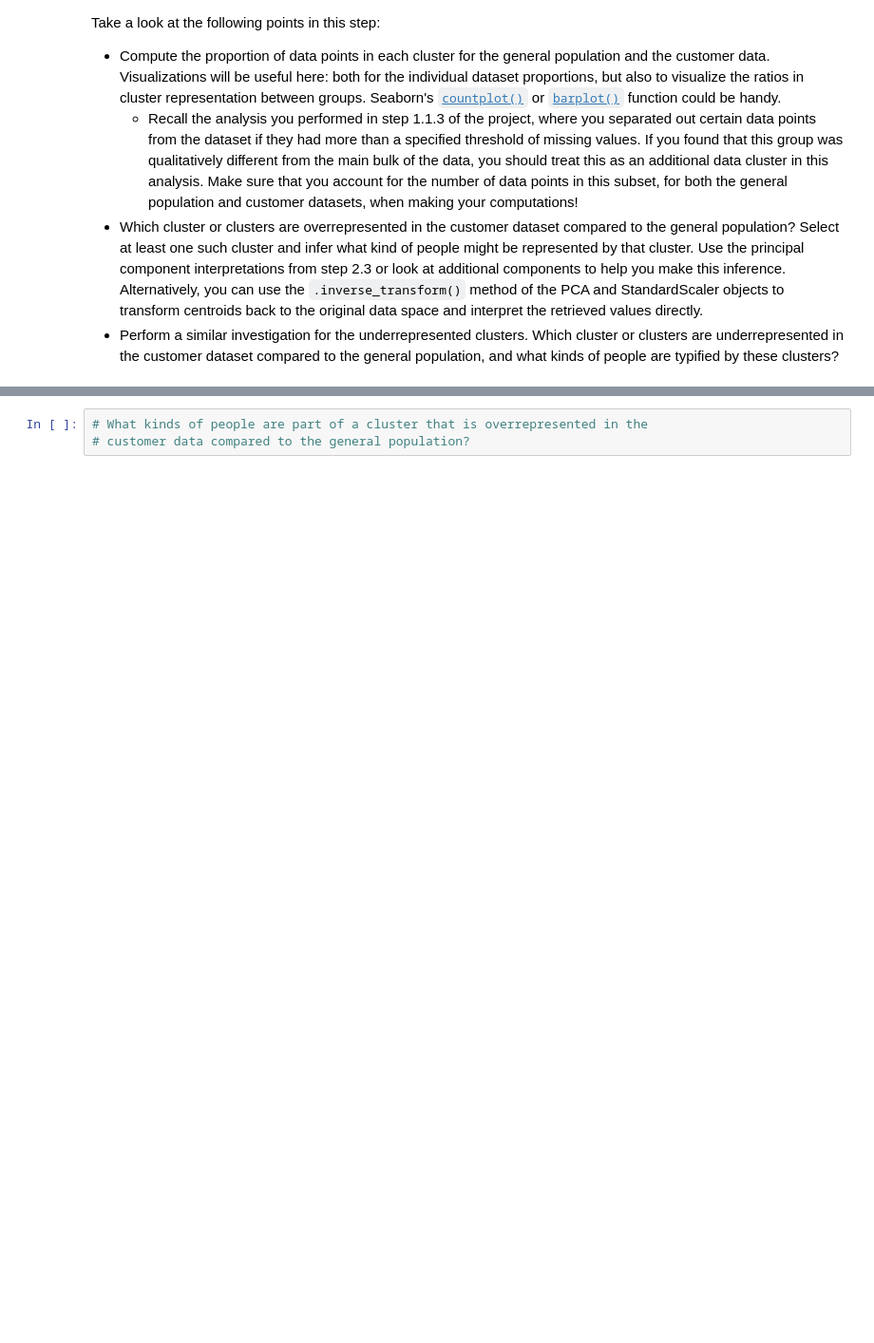
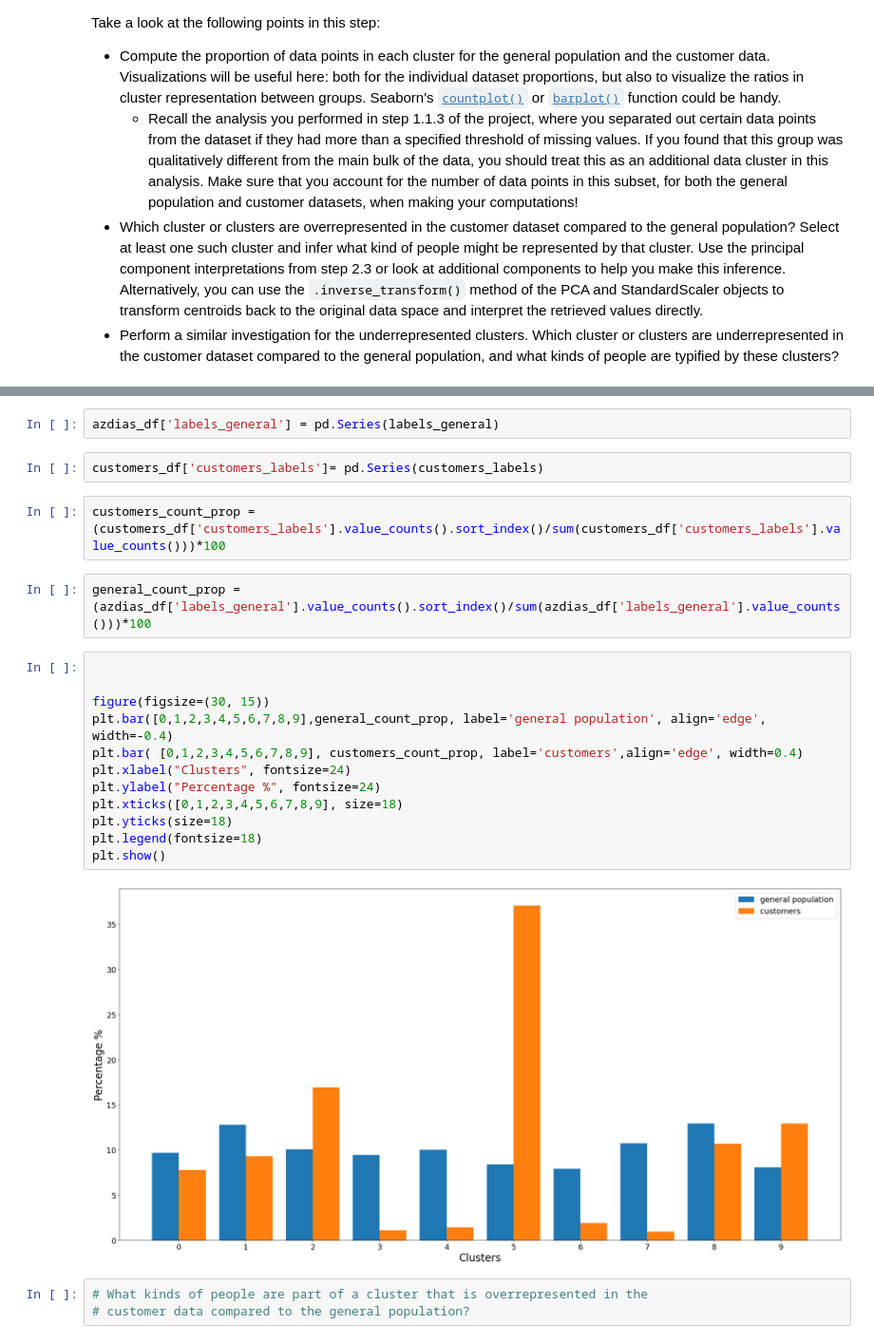
Before and after one commit to MagedZaghloul/segmenting_customers, a Jupyter notebook: Identify_Customer_Segments.ipynb, the cells around one changed output, grey strips where cells are left out. Shown at 95% size. Cells and saved outputs as stored; diff of their text form; blank space fills up the shorter version.

```diff
--- a/Identify_Customer_Segments.ipynb
+++ b/Identify_Customer_Segments.ipynb
@@ -1063,3 +1060,25 @@ sns.countplot(customers_labels)
+# %%
+azdias_df['labels_general'] = pd.Series(labels_general)
+# %%
+customers_df['customers_labels']= pd.Series(customers_labels)
+# %%
+customers_count_prop = (customers_df['customers_labels'].value_counts().sort_index()/sum(customers_df['customers_labels'].value_counts()))*100
+# %%
+general_count_prop = (azdias_df['labels_general'].value_counts().sort_index()/sum(azdias_df['labels_general'].value_counts()))*100
+# %%
+
+
+figure(figsize=(30, 15))
+plt.bar([0,1,2,3,4,5,6,7,8,9],general_count_prop, label='general population', align='edge', width=-0.4)
+plt.bar( [0,1,2,3,4,5,6,7,8,9], customers_count_prop, label='customers',align='edge', width=0.4)
+plt.xlabel("Clusters", fontsize=24)
+plt.ylabel("Percentage %", fontsize=24)
+plt.xticks([0,1,2,3,4,5,6,7,8,9], size=18)
+plt.yticks(size=18)
+plt.legend(fontsize=18)
+plt.show()
+# %% [output]
+[figure, added]
 # %%
 # What kinds of people are part of a cluster that is overrepresented in the
 # customer data compared to the general population?
```
Also changed, not shown: parts of 11 cells of this notebook.
